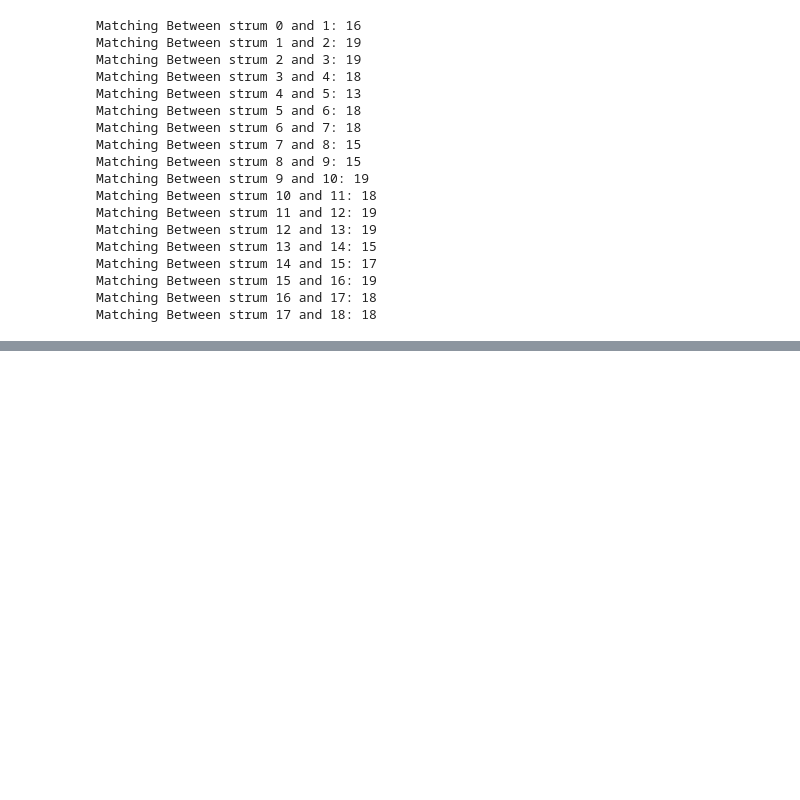
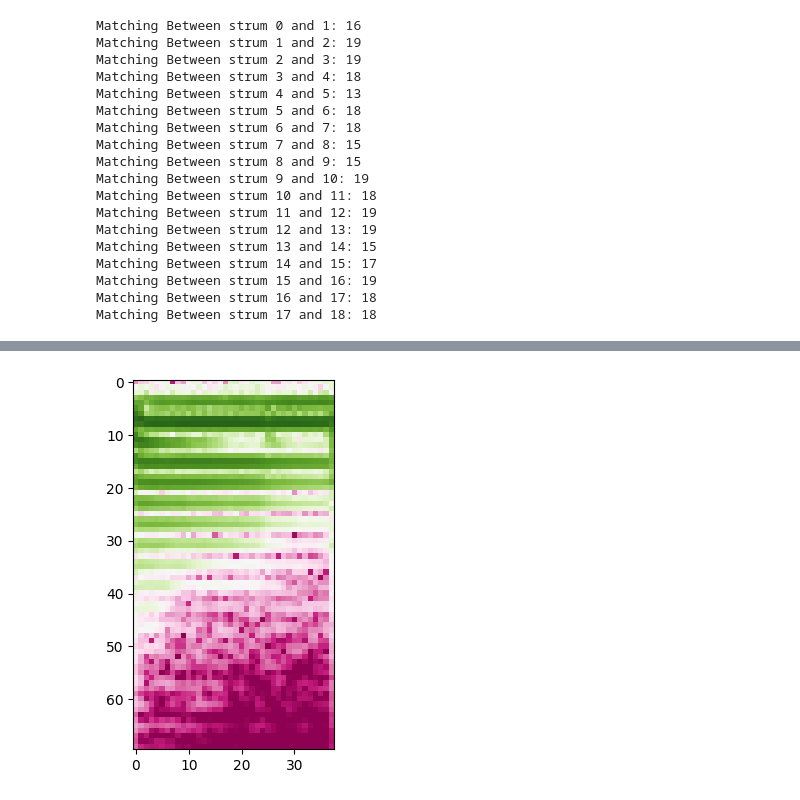
Before and after one commit to RosieBi/Bass_Learning, a Jupyter notebook: Music_Transcription/spectrogram_array.ipynb, the cells around one changed output, grey strips where cells are left out. Cells and saved outputs as stored; diff of their text form; code cells hidden in the pictures; blank space fills up the shorter version.

```diff
--- a/Music_Transcription/spectrogram_array.ipynb
+++ b/Music_Transcription/spectrogram_array.ipynb
@@ -263,0 +338,5 @@ Matching Between strum 17 and 18: 18
+# %%
+plt.imshow(first_strum[:70], cmap='PiYG', interpolation='nearest')
+plt.show()
+# %% [output]
+[figure, added]
```
Also changed, not shown: parts of 8 cells of this notebook.
